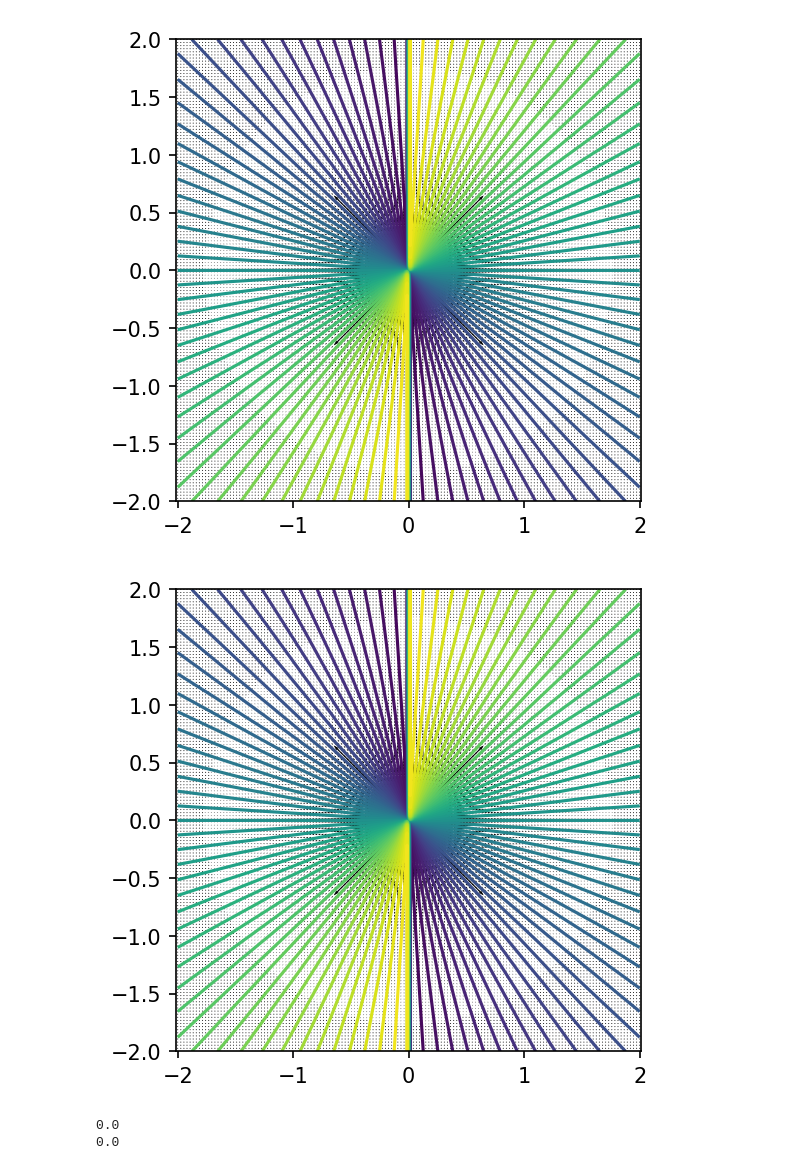
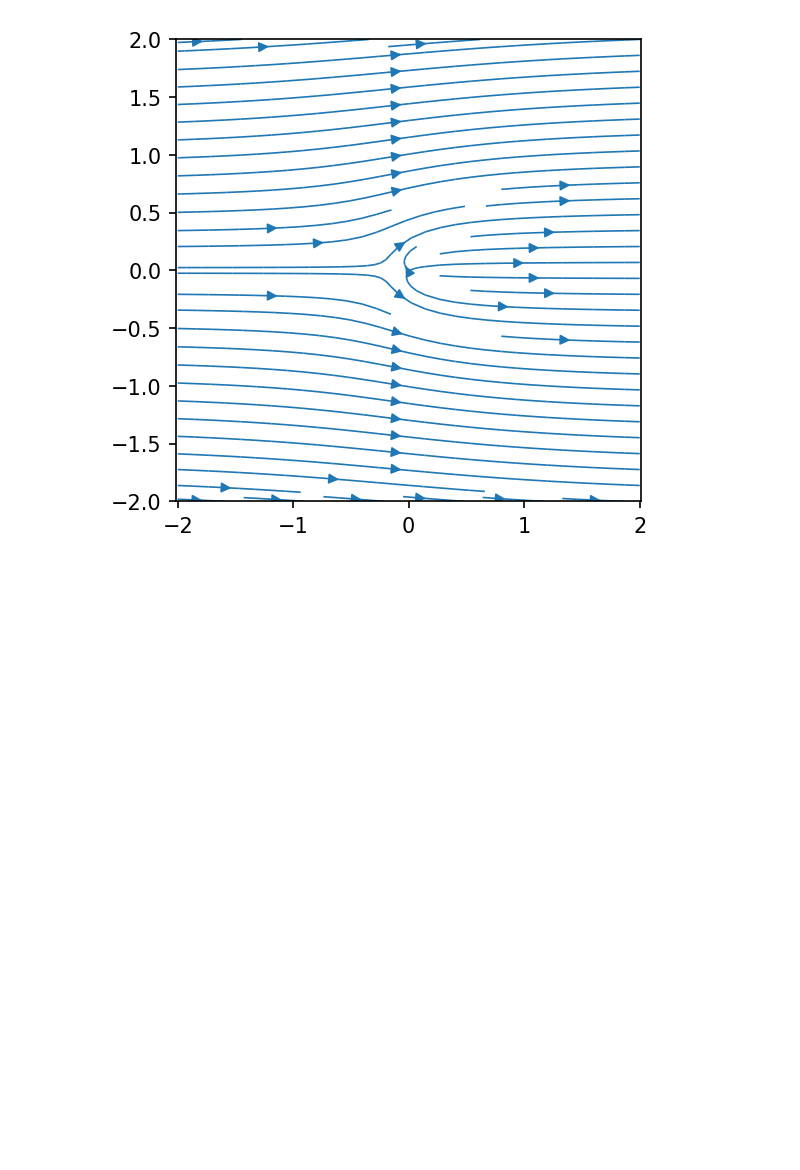
Before and after one commit to efekaanefe/Fluid-Simulations, a Jupyter notebook: Potential-Flow-Theory-Visualization/potential-flow-plot.ipynb, the cells around one changed output. Cells and saved outputs as stored; diff of their text form; code cells hidden in the pictures; blank space fills up the shorter version.

Commit message:
superposition works and better streamlines

```diff
--- a/Potential-Flow-Theory-Visualization/potential-flow-plot.ipynb
+++ b/Potential-Flow-Theory-Visualization/potential-flow-plot.ipynb
@@ -20,18 +20,20 @@ def plot_flow(psi_list, mask = None,
     if mask:
         X,Y = (np.ma.masked_where(mask(X,Y),X),
                np.ma.masked_where(mask(X,Y),Y))
-    U = 0; V = 0
+    U = 0; V = 0; PSI = 0
     for psi in psi_list:
-        U =  (psi(X,Y+h)-psi(X,Y-h))/(2*h)
-        V = -(psi(X+h,Y)-psi(X-h,Y))/(2*h)
+        U +=  (psi(X,Y+h)-psi(X,Y-h))/(2*h)
+        V += -(psi(X+h,Y)-psi(X-h,Y))/(2*h)
+        PSI += psi(X,Y)
 
     plt.figure(figsize=(4,4),dpi=150)
-    plt.quiver(X,Y,U,V)
-    plt.contour(X,Y,psi(X,Y),levels=50)
+    # plt.quiver(X,Y,U,V)
+    # plt.contour(X,Y,PSI,levels=50)
+    plt.streamplot(X,Y,U,V, density=1, linewidth=0.8)
     plt.axis('equal')
     plt.show()
 
-    return U, V
+    # return U, V
 
 
 def cosd(angle_in_degree):
@@ -41,3 +43,19 @@ def sind(angle_in_degree):
     return np.sin(np.deg2rad(angle_in_degree))
 
 PI = np.pi
+
+class ElementaryFlows:
+    def __init__(self):
+        pass
+
+    def get_uniform_flow_psi(self, U = 5, alpha = 0):
+        return lambda  x, y: U*(y*cosd(alpha) - x*sind(alpha)) # alpha in degrees
+
+    def get_source_flow_psi(self, x0 = 0, y0 = 0, m = 0.1): # if m < 0 -> sink
+        return lambda x, y: m/(2*PI) * np.arctan((y-y0)/(x-x0))
+
+    def get_irrotational_vortex_psi(self, circulation = 4):
+        return lambda x, y: -circulation/(2*PI)*np.log(np.sqrt(x**2+y**2))
+
+    def get_doublet_psi(self, K = 10):
+        return lambda x, y: -K*sind(np.arctan(y/x))/np.sqrt(x**2+y**2)
@@ -78,13 +62,8 @@ plot_flow([doublet_psi])
-# %%
-# superposition
-
-u0, v0  = plot_flow([source_or_sink_psi])
-u1, v1 = plot_flow([doublet_psi, source_or_sink_psi])
-
-print(np.mean(u0-u1))
-print(np.mean(v0-v1)) # why they are the same
-# %% [output]
-[figure, removed]
-[figure, removed]
-0.0
-0.0
+# %%
+flows_maker = ElementaryFlows()
+
+psi1 = flows_maker.get_uniform_flow_psi(10, 0)
+psi2 = flows_maker.get_source_flow_psi(0,0,10)
+plot_flow([psi1, psi2])
+# %% [output]
+[figure, added]
```
Also changed, not shown: parts of 4 cells of this notebook.
